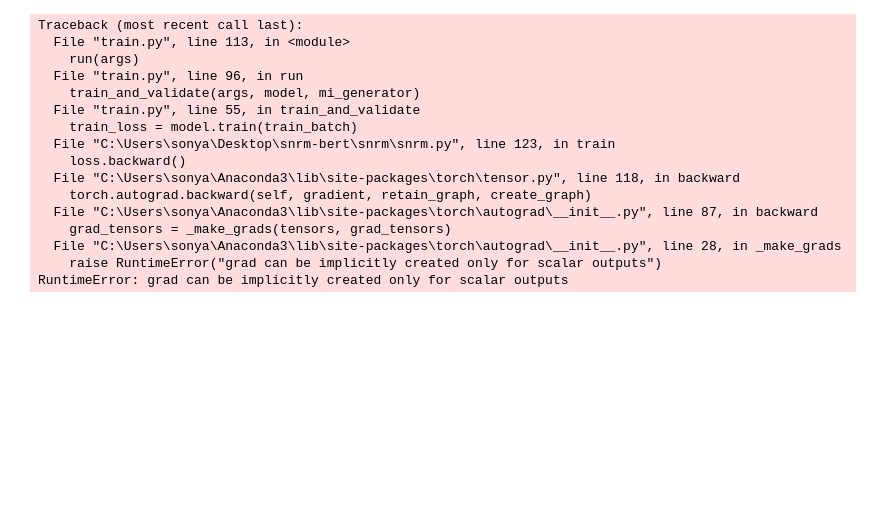
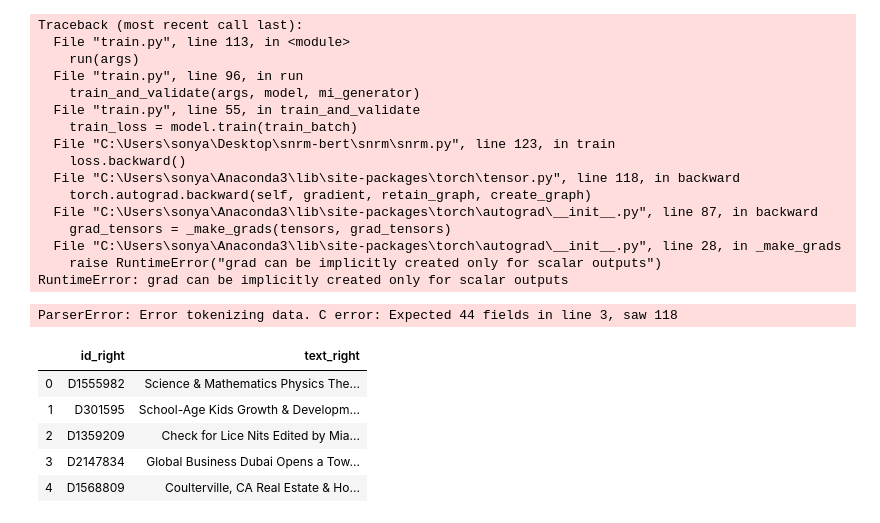
Before and after one commit to rodinasophie/snrm-bert, a Jupyter notebook: snrm-bert.ipynb, the cells around one changed output. Saved outputs shown, nothing was run; the diff lists cells and outputs as text; code cells hidden in the pictures; blank space fills up the shorter version.

```diff
--- a/snrm-bert.ipynb
+++ b/snrm-bert.ipynb
@@ -44,0 +47,13 @@ RuntimeError: grad can be implicitly created only for scalar outputs
+# %%
+train_loader = TrainLoader(docs = "/home/mrim/data/collection/msmarco/documents/msmarco-docs.tsv.gz", \
+                           train_queries = "/home/mrim/data/collection/msmarco/documents/train/msmarco-doctrain-queries.tsv", \
+                           train_qrels = "/home/mrim/data/collection/msmarco/documents/train/msmarco-doctrain-qrels.tsv", \
+                           valid_queries =  "/home/mrim/data/collection/msmarco/documents/dev/msmarco-docdev-queries.tsv", \
+                           valid_qrels = "/home/mrim/data/collection/msmarco/documents/dev/msmarco-docdev-qrels.tsv", \
+                           save_mem = True)
+# %% [output]
+ParserError: Error tokenizing data. C error: Expected 44 fields in line 3, saw 118
+# %%
+df_docs = pd.read_csv("/home/mrim/data/collection/msmarco/documents/msmarco-docs-cut.tsv", sep='\t', header=None, names = ["id_right", "text_right"], na_filter=False)
+# %%
+df_docs = df_docs.loc[:, ['id_right', 'text_right']]
@@ -44,0 +62,9 @@ RuntimeError: grad can be implicitly created only for scalar outputs
+# %%
+df_docs.head()
+# %% [output]
+|  | id_right | text_right |
+| 0 | D1555982 | Science & Mathematics Physics The... |
+| 1 | D301595 | School-Age Kids Growth & Developm... |
+| 2 | D1359209 | Check for Lice Nits Edited by Mia... |
+| 3 | D2147834 | Global Business Dubai Opens a Tow... |
+| 4 | D1568809 | Coulterville, CA Real Estate & Ho... |
```
Also changed, not shown: parts of 8 cells of this notebook, 7 other files.
